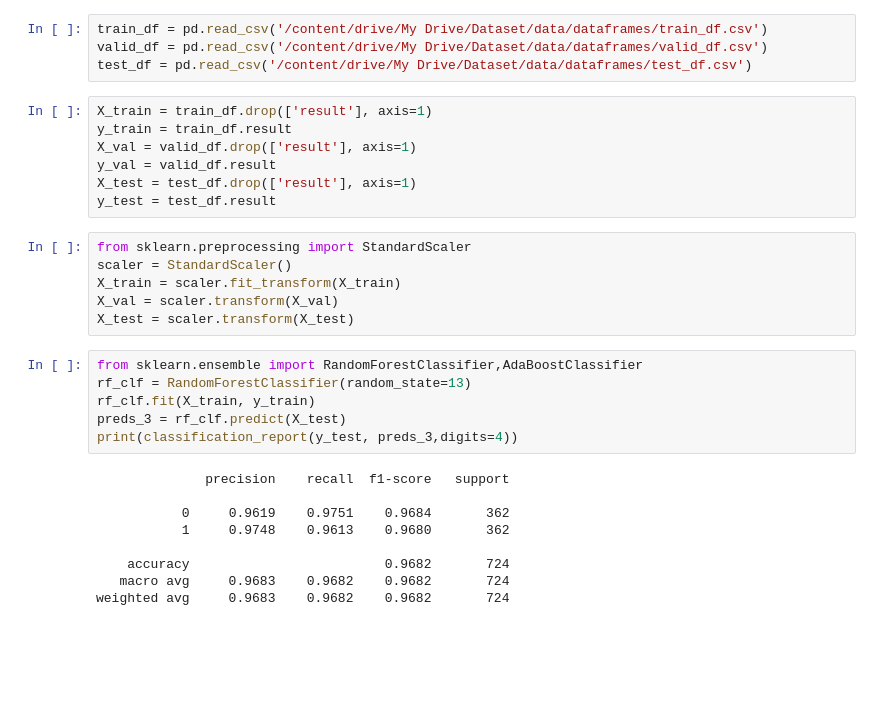
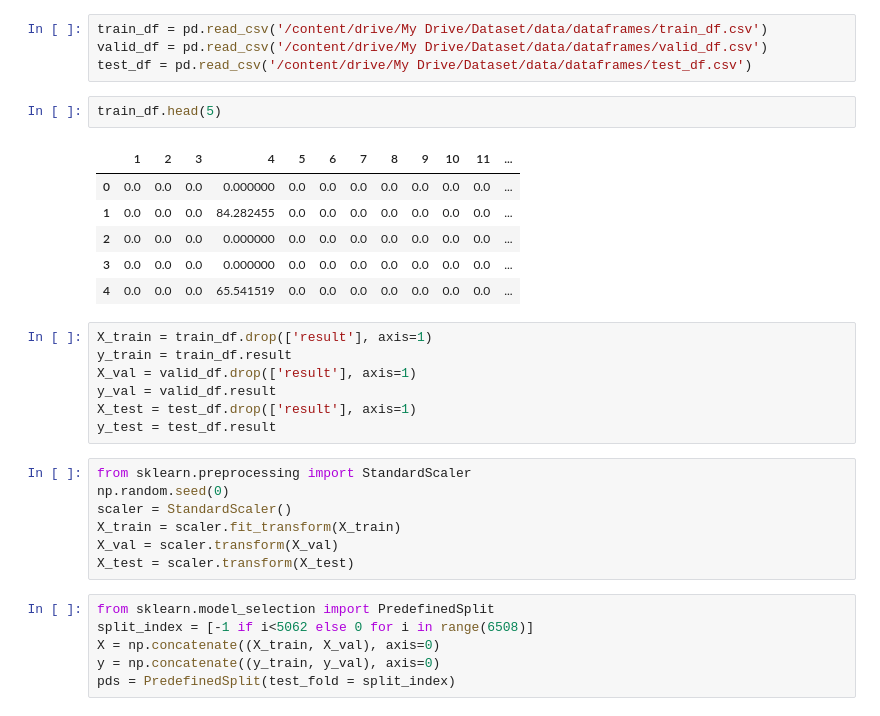
Before and after one commit to Arjun-Siva/covid-prediction, a Jupyter notebook: EMCNet_Covid_Prediction.ipynb, the cells around one changed output. Saved outputs shown, nothing was run; the diff lists cells and outputs as text; blank space fills up the shorter version.

```diff
--- a/EMCNet_Covid_Prediction.ipynb
+++ b/EMCNet_Covid_Prediction.ipynb
@@ -321,6 +325,15 @@ files.download('/content/drive/My Drive/Dataset/data/dataframes/test_df.csv')
 train_df = pd.read_csv('/content/drive/My Drive/Dataset/data/dataframes/train_df.csv')
 valid_df = pd.read_csv('/content/drive/My Drive/Dataset/data/dataframes/valid_df.csv')
 test_df = pd.read_csv('/content/drive/My Drive/Dataset/data/dataframes/test_df.csv')
+# %%
+train_df.head(5)
+# %% [output]
+|  | 1 | 2 | 3 | 4 | 5 | 6 | 7 | 8 | 9 | 10 | 11 | ... |
+| 0 | 0.0 | 0.0 | 0.0 | 0.000000 | 0.0 | 0.0 | 0.0 | 0.0 | 0.0 | 0.0 | 0.0 | ... |
+| 1 | 0.0 | 0.0 | 0.0 | 84.282455 | 0.0 | 0.0 | 0.0 | 0.0 | 0.0 | 0.0 | 0.0 | ... |
+| 2 | 0.0 | 0.0 | 0.0 | 0.000000 | 0.0 | 0.0 | 0.0 | 0.0 | 0.0 | 0.0 | 0.0 | ... |
+| 3 | 0.0 | 0.0 | 0.0 | 0.000000 | 0.0 | 0.0 | 0.0 | 0.0 | 0.0 | 0.0 | 0.0 | ... |
+| 4 | 0.0 | 0.0 | 0.0 | 65.541519 | 0.0 | 0.0 | 0.0 | 0.0 | 0.0 | 0.0 | 0.0 | ... |
 # %%
 X_train = train_df.drop(['result'], axis=1)
 y_train = train_df.result
@@ -330,22 +343,14 @@ X_test = test_df.drop(['result'], axis=1)
 y_test = test_df.result
 # %%
 from sklearn.preprocessing import StandardScaler
+np.random.seed(0)
 scaler = StandardScaler()
 X_train = scaler.fit_transform(X_train)
 X_val = scaler.transform(X_val)
 X_test = scaler.transform(X_test)
-# %%
-from sklearn.ensemble import RandomForestClassifier,AdaBoostClassifier
-rf_clf = RandomForestClassifier(random_state=13)
-rf_clf.fit(X_train, y_train)
-preds_3 = rf_clf.predict(X_test)
-print(classification_report(y_test, preds_3,digits=4))
-# %% [output]
-              precision    recall  f1-score   support
-
-           0     0.9619    0.9751    0.9684       362
-           1     0.9748    0.9613    0.9680       362
-
-    accuracy                         0.9682       724
-   macro avg     0.9683    0.9682    0.9682       724
-weighted avg     0.9683    0.9682    0.9682       724
+# %%
+from sklearn.model_selection import PredefinedSplit
+split_index = [-1 if i<5062 else 0 for i in range(6508)]
+X = np.concatenate((X_train, X_val), axis=0)
+y = np.concatenate((y_train, y_val), axis=0)
+pds = PredefinedSplit(test_fold = split_index)
```
Also changed, not shown: parts of 15 cells of this notebook.
